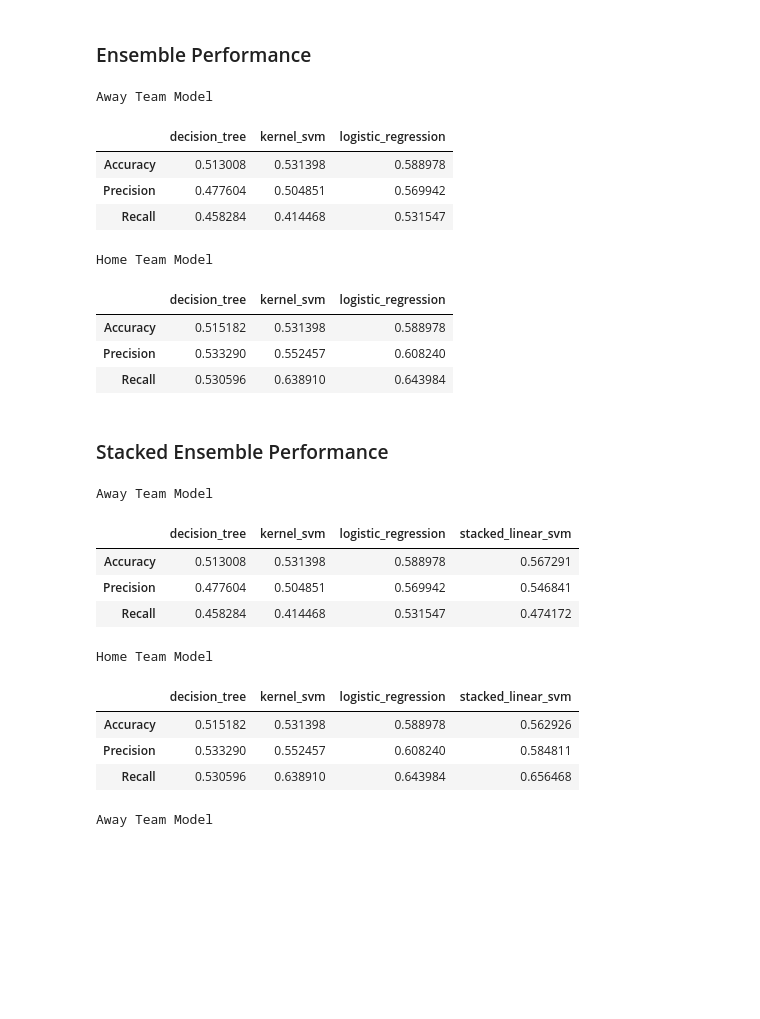
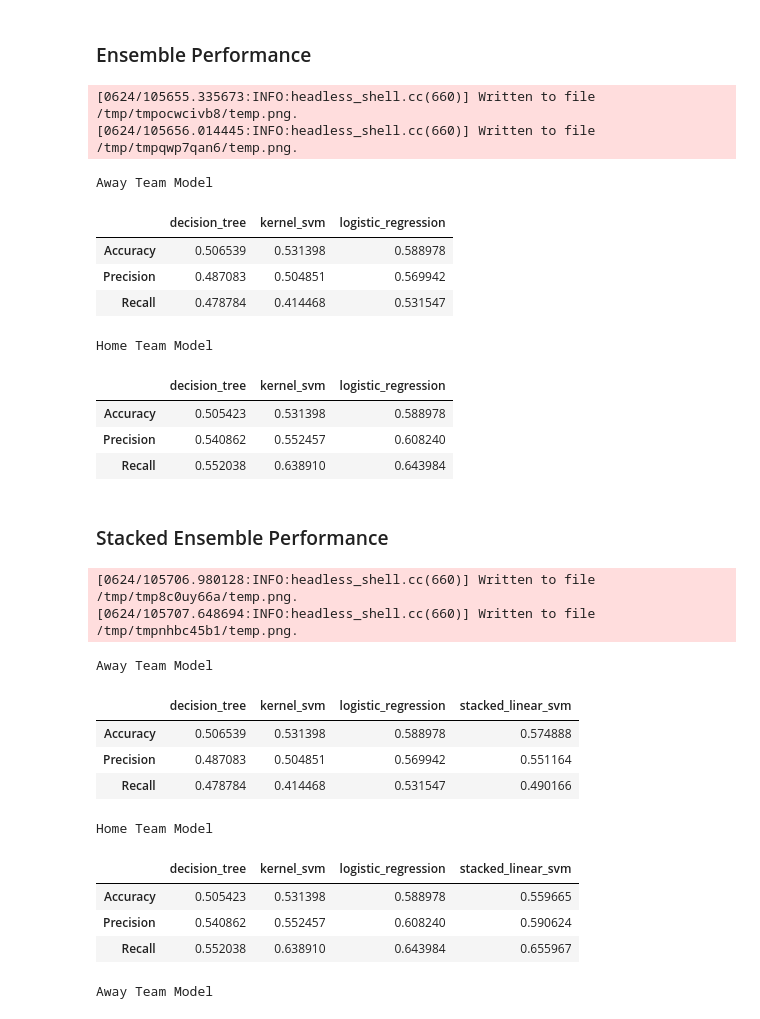
Before and after one commit to RyanSchraeder/StanleyCupPredictions, a Jupyter notebook: src/notebooks/model.ipynb, the cells around one changed output. Drawn from its saved outputs; the diff is of its cells as text; code cells hidden in the pictures; blank space fills up the shorter version.

Commit message:
added testing images

```diff
--- a/src/notebooks/model.ipynb
+++ b/src/notebooks/model.ipynb
@@ -157,18 +157,23 @@ def styler(df1, df2):
     df2_styler = df2.style.set_table_attributes("style='display:inline'").set_caption('Home Team Model')
     return display_html(df1_styler._repr_html_() + df2_styler._repr_html_(), raw=True)
 
+dfi.export(away_summary, '../../images/v2_ensemble_model_performance_away.png')
+dfi.export(home_summary, '../../images/v2_ensemble_model_performance_home.png')
+
 styler(away_summary, home_summary)
 # %% [output]
-Away Team Model
+[0624/105655.335673:INFO:headless_shell.cc(660)] Written to file /tmp/tmpocwcivb8/temp.png.
+[0624/105656.014445:INFO:headless_shell.cc(660)] Written to file /tmp/tmpqwp7qan6/temp.png.
+Away Team Model
 |  | decision_tree | kernel_svm | logistic_regression |
-| Accuracy | 0.513008 | 0.531398 | 0.588978 |
-| Precision | 0.477604 | 0.504851 | 0.569942 |
-| Recall | 0.458284 | 0.414468 | 0.531547 |
+| Accuracy | 0.506539 | 0.531398 | 0.588978 |
+| Precision | 0.487083 | 0.504851 | 0.569942 |
+| Recall | 0.478784 | 0.414468 | 0.531547 |
-Home Team Model
+Home Team Model
 |  | decision_tree | kernel_svm | logistic_regression |
-| Accuracy | 0.515182 | 0.531398 | 0.588978 |
-| Precision | 0.533290 | 0.552457 | 0.608240 |
-| Recall | 0.530596 | 0.638910 | 0.643984 |
+| Accuracy | 0.505423 | 0.531398 | 0.588978 |
+| Precision | 0.540862 | 0.552457 | 0.608240 |
+| Recall | 0.552038 | 0.638910 | 0.643984 |
 # %% [markdown]
 ### Stacked Ensemble Performance
 # %%
@@ -188,43 +193,46 @@ home_stacked_model = model_development.stacking_model(
         models_list,
         (make_pipeline(StandardScaler(), LinearSVC(random_state=42))),
         x_home_train,
         y_home_train,
         x_home_test,
         y_home_test,
         10
 )
 
 # Save model as pickle object
 away_model_file = 'away_finalized_stacked_model.sav'
 home_model_file = 'home_finalized_stacked_model.sav'
 pickle.dump(away_stacked_model, open(away_model_file, 'wb'))
 pickle.dump(home_stacked_model, open(home_model_file, 'wb'))
 
 away_summary['stacked_linear_svm'] = [
     cross_val_score(away_stacked_model, x_away_train, y_away_train, scoring='accuracy', cv=cv).mean(),
     cross_val_score(away_stacked_model, x_away_train, y_away_train, scoring='precision', cv=cv).mean(),
     cross_val_score(away_stacked_model, x_away_train, y_away_train, scoring='recall', cv=cv).mean()
 ]
 home_summary['stacked_linear_svm'] = [
     cross_val_score(home_stacked_model, x_home_train, y_home_train, scoring='accuracy', cv=cv).mean(),
     cross_val_score(home_stacked_model, x_home_train, y_home_train, scoring='precision', cv=cv).mean(),
     cross_val_score(home_stacked_model, x_home_train, y_home_train, scoring='recall', cv=cv).mean()
 ]
 
-# dfi.export(summary, '../../images/v3_model_performance.png')
+dfi.export(away_summary, '../../images/v2_stacked_model_performance_away.png')
+dfi.export(home_summary, '../../images/v2_stacked_model_performance_home.png')
 
 styler(away_summary, home_summary)
 # %% [output]
-Away Team Model
+[0624/105706.980128:INFO:headless_shell.cc(660)] Written to file /tmp/tmp8c0uy66a/temp.png.
+[0624/105707.648694:INFO:headless_shell.cc(660)] Written to file /tmp/tmpnhbc45b1/temp.png.
+Away Team Model
 |  | decision_tree | kernel_svm | logistic_regression | stacked_linear_svm |
-| Accuracy | 0.513008 | 0.531398 | 0.588978 | 0.567291 |
-| Precision | 0.477604 | 0.504851 | 0.569942 | 0.546841 |
-| Recall | 0.458284 | 0.414468 | 0.531547 | 0.474172 |
+| Accuracy | 0.506539 | 0.531398 | 0.588978 | 0.574888 |
+| Precision | 0.487083 | 0.504851 | 0.569942 | 0.551164 |
+| Recall | 0.478784 | 0.414468 | 0.531547 | 0.490166 |
-Home Team Model
+Home Team Model
 |  | decision_tree | kernel_svm | logistic_regression | stacked_linear_svm |
-| Accuracy | 0.515182 | 0.531398 | 0.588978 | 0.562926 |
-| Precision | 0.533290 | 0.552457 | 0.608240 | 0.584811 |
-| Recall | 0.530596 | 0.638910 | 0.643984 | 0.656468 |
+| Accuracy | 0.505423 | 0.531398 | 0.588978 | 0.559665 |
+| Precision | 0.540862 | 0.552457 | 0.608240 | 0.590624 |
+| Recall | 0.552038 | 0.638910 | 0.643984 | 0.655967 |
 # %%
 # Generating Predictions from the Stacked Model
 # Predictions will favor the away team (1: Win, 0: Loss)
```
Also changed, not shown: 11 other files.
